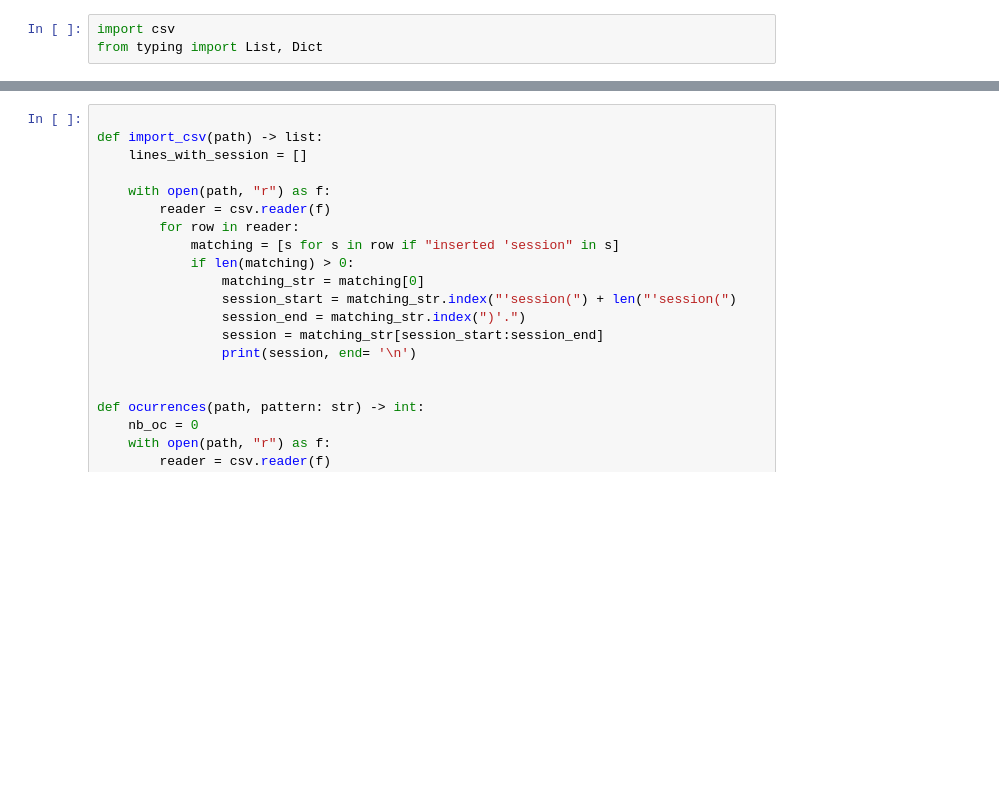
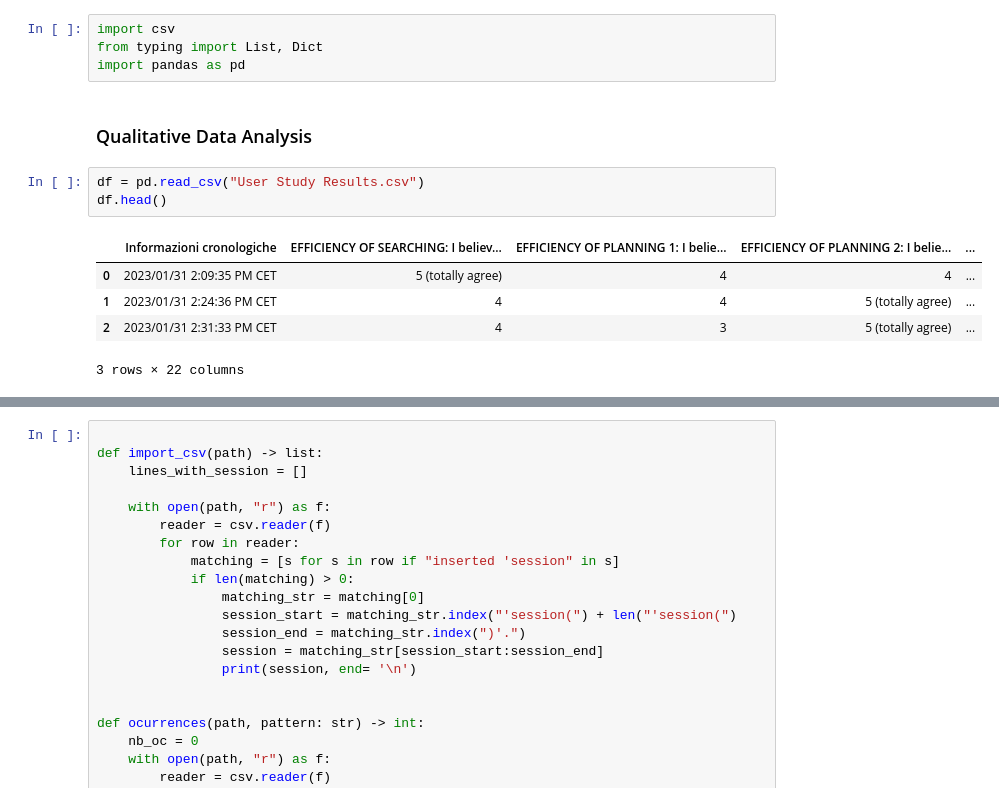
Before and after one commit to LuigTi/MAS_G1, a Jupyter notebook: Project Metrics/ProjectStudy.ipynb, the cells around one changed output, grey strips where cells are left out. Saved outputs shown, nothing was run; the diff lists cells and outputs as text; blank space fills up the shorter version.

```diff
--- a/Project Metrics/ProjectStudy.ipynb
+++ b/Project Metrics/ProjectStudy.ipynb
@@ -1,3 +1,15 @@
 # %%
 import csv
 from typing import List, Dict
+import pandas as pd
+# %% [markdown]
+### Qualitative Data Analysis
+# %%
+df = pd.read_csv("User Study Results.csv")
+df.head()
+# %% [output]
+|  | Informazioni cronologiche | EFFICIENCY OF SEARCHING: I believ... | EFFICIENCY OF PLANNING 1: I belie... | EFFICIENCY OF PLANNING 2: I belie... | ... |
+| 0 | 2023/01/31 2:09:35 PM CET | 5 (totally agree) | 4 | 4 | ... |
+| 1 | 2023/01/31 2:24:36 PM CET | 4 | 4 | 5 (totally agree) | ... |
+| 2 | 2023/01/31 2:31:33 PM CET | 4 | 3 | 5 (totally agree) | ... |
+3 rows × 22 columns
```
Also changed, not shown: parts of 5 cells of this notebook, 1 other file.
